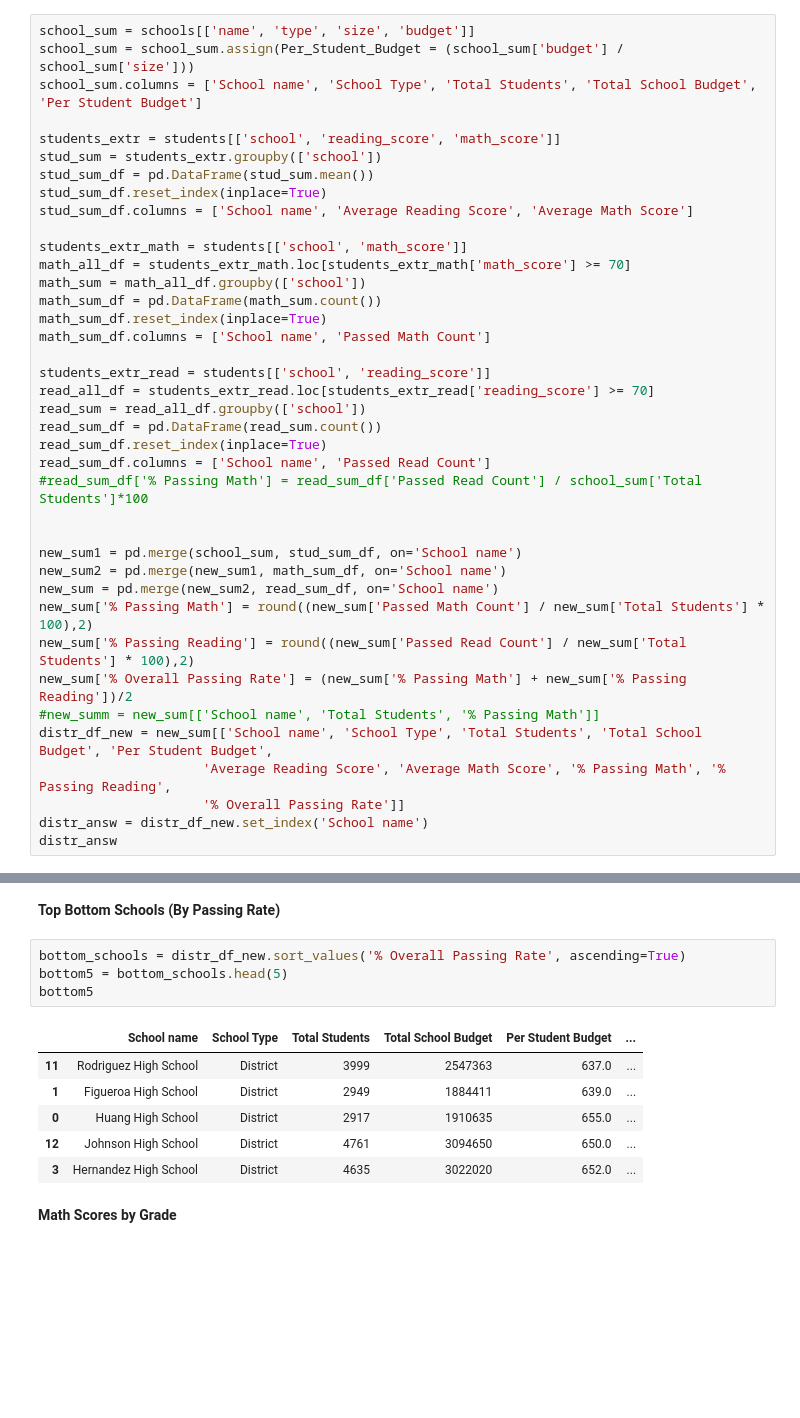
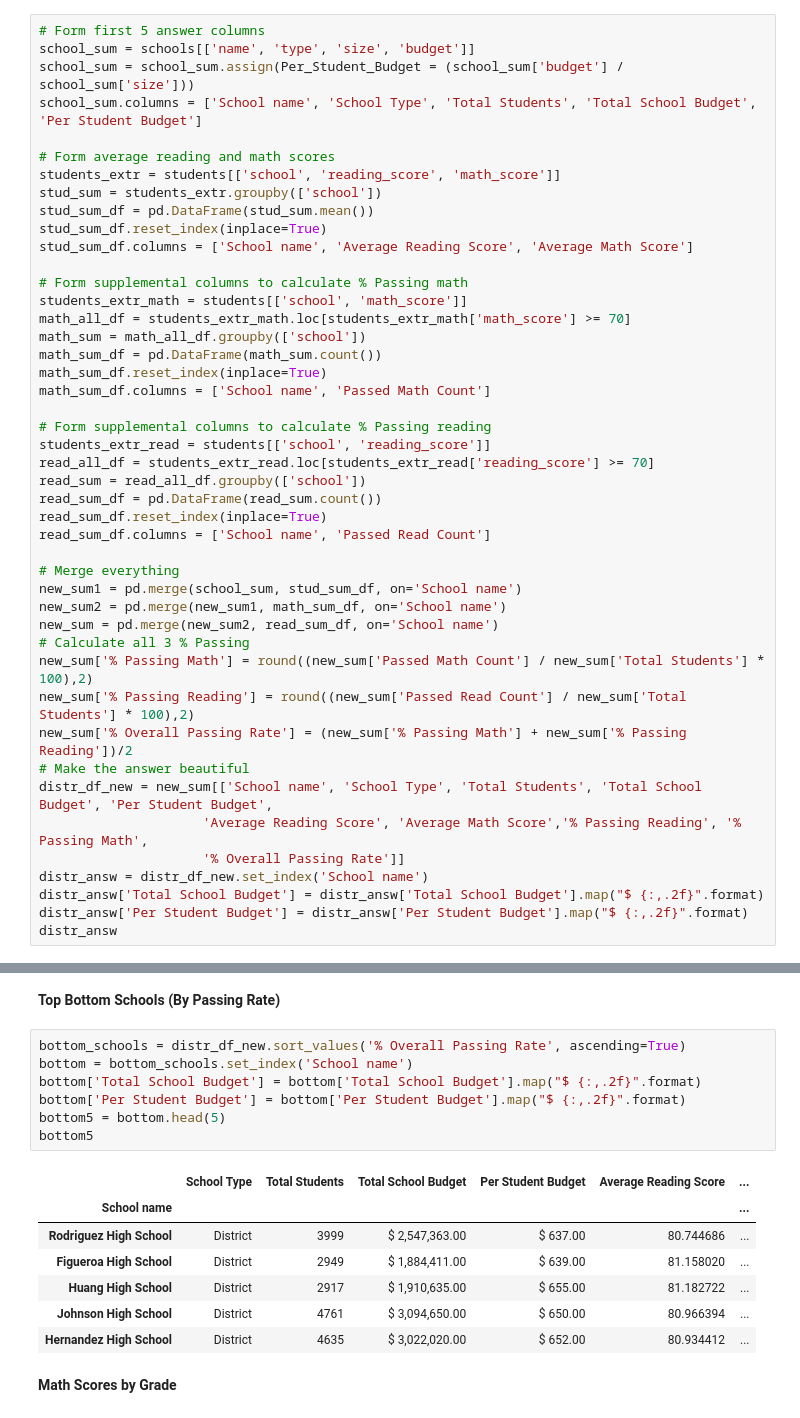
Before and after one commit to Gryazzz/PyCitySchools_Pandas, a Jupyter notebook: Schools.ipynb, the cells around one changed output, grey strips where cells are left out. Drawn from its saved outputs; the diff is of its cells as text; blank space fills up the shorter version.

```diff
--- a/Schools.ipynb
+++ b/Schools.ipynb
@@ -55,16 +55,19 @@ distr_df_answ
 # %% [markdown]
 **School Summary**
 # %%
+# Form first 5 answer columns
 school_sum = schools[['name', 'type', 'size', 'budget']]
 school_sum = school_sum.assign(Per_Student_Budget = (school_sum['budget'] / school_sum['size']))
 school_sum.columns = ['School name', 'School Type', 'Total Students', 'Total School Budget', 'Per Student Budget']
 
+# Form average reading and math scores
 students_extr = students[['school', 'reading_score', 'math_score']]
 stud_sum = students_extr.groupby(['school'])
 stud_sum_df = pd.DataFrame(stud_sum.mean())
 stud_sum_df.reset_index(inplace=True)
 stud_sum_df.columns = ['School name', 'Average Reading Score', 'Average Math Score']
 
+# Form supplemental columns to calculate % Passing math
 students_extr_math = students[['school', 'math_score']]
 math_all_df = students_extr_math.loc[students_extr_math['math_score'] >= 70]
 math_sum = math_all_df.groupby(['school'])
@@ -72,26 +75,29 @@ math_sum_df = pd.DataFrame(math_sum.count())
 math_sum_df.reset_index(inplace=True)
 math_sum_df.columns = ['School name', 'Passed Math Count']
 
+# Form supplemental columns to calculate % Passing reading
 students_extr_read = students[['school', 'reading_score']]
 read_all_df = students_extr_read.loc[students_extr_read['reading_score'] >= 70]
 read_sum = read_all_df.groupby(['school'])
 read_sum_df = pd.DataFrame(read_sum.count())
 read_sum_df.reset_index(inplace=True)
 read_sum_df.columns = ['School name', 'Passed Read Count']
-#read_sum_df['% Passing Math'] = read_sum_df['Passed Read Count'] / school_sum['Total Students']*100
 
-
+# Merge everything
 new_sum1 = pd.merge(school_sum, stud_sum_df, on='School name')
 new_sum2 = pd.merge(new_sum1, math_sum_df, on='School name')
 new_sum = pd.merge(new_sum2, read_sum_df, on='School name')
+# Calculate all 3 % Passing
 new_sum['% Passing Math'] = round((new_sum['Passed Math Count'] / new_sum['Total Students'] * 100),2)
 new_sum['% Passing Reading'] = round((new_sum['Passed Read Count'] / new_sum['Total Students'] * 100),2)
 new_sum['% Overall Passing Rate'] = (new_sum['% Passing Math'] + new_sum['% Passing Reading'])/2
-#new_summ = new_sum[['School name', 'Total Students', '% Passing Math']]
+# Make the answer beautiful
 distr_df_new = new_sum[['School name', 'School Type', 'Total Students', 'Total School Budget', 'Per Student Budget',
-                     'Average Reading Score', 'Average Math Score', '% Passing Math', '% Passing Reading',
+                     'Average Reading Score', 'Average Math Score','% Passing Reading', '% Passing Math',
                      '% Overall Passing Rate']]
 distr_answ = distr_df_new.set_index('School name')
+distr_answ['Total School Budget'] = distr_answ['Total School Budget'].map("$ {:,.2f}".format)
+distr_answ['Per Student Budget'] = distr_answ['Per Student Budget'].map("$ {:,.2f}".format)
 distr_answ
 # %% [output]
 |  | School Type | Total Students | Total School Budget | Per Student Budget | Average Reading Score | ... |
@@ -129,15 +138,19 @@ top5
 **Top Bottom Schools (By Passing Rate)**
 # %%
 bottom_schools = distr_df_new.sort_values('% Overall Passing Rate', ascending=True)
-bottom5 = bottom_schools.head(5)
+bottom = bottom_schools.set_index('School name')
+bottom['Total School Budget'] = bottom['Total School Budget'].map("$ {:,.2f}".format)
+bottom['Per Student Budget'] = bottom['Per Student Budget'].map("$ {:,.2f}".format)
+bottom5 = bottom.head(5)
 bottom5
 # %% [output]
-|  | School name | School Type | Total Students | Total School Budget | Per Student Budget | ... |
-| 11 | Rodriguez High School | District | 3999 | 2547363 | 637.0 | ... |
-| 1 | Figueroa High School | District | 2949 | 1884411 | 639.0 | ... |
-| 0 | Huang High School | District | 2917 | 1910635 | 655.0 | ... |
-| 12 | Johnson High School | District | 4761 | 3094650 | 650.0 | ... |
-| 3 | Hernandez High School | District | 4635 | 3022020 | 652.0 | ... |
+|  | School Type | Total Students | Total School Budget | Per Student Budget | Average Reading Score | ... |
+| School name |  |  |  |  |  | ... |
+| Rodriguez High School | District | 3999 | $ 2,547,363.00 | $ 637.00 | 80.744686 | ... |
+| Figueroa High School | District | 2949 | $ 1,884,411.00 | $ 639.00 | 81.158020 | ... |
+| Huang High School | District | 2917 | $ 1,910,635.00 | $ 655.00 | 81.182722 | ... |
+| Johnson High School | District | 4761 | $ 3,094,650.00 | $ 650.00 | 80.966394 | ... |
+| Hernandez High School | District | 4635 | $ 3,022,020.00 | $ 652.00 | 80.934412 | ... |
 # %% [markdown]
 **Math Scores by Grade**
 # %%
```
Also changed, not shown: parts of 18 cells of this notebook.
